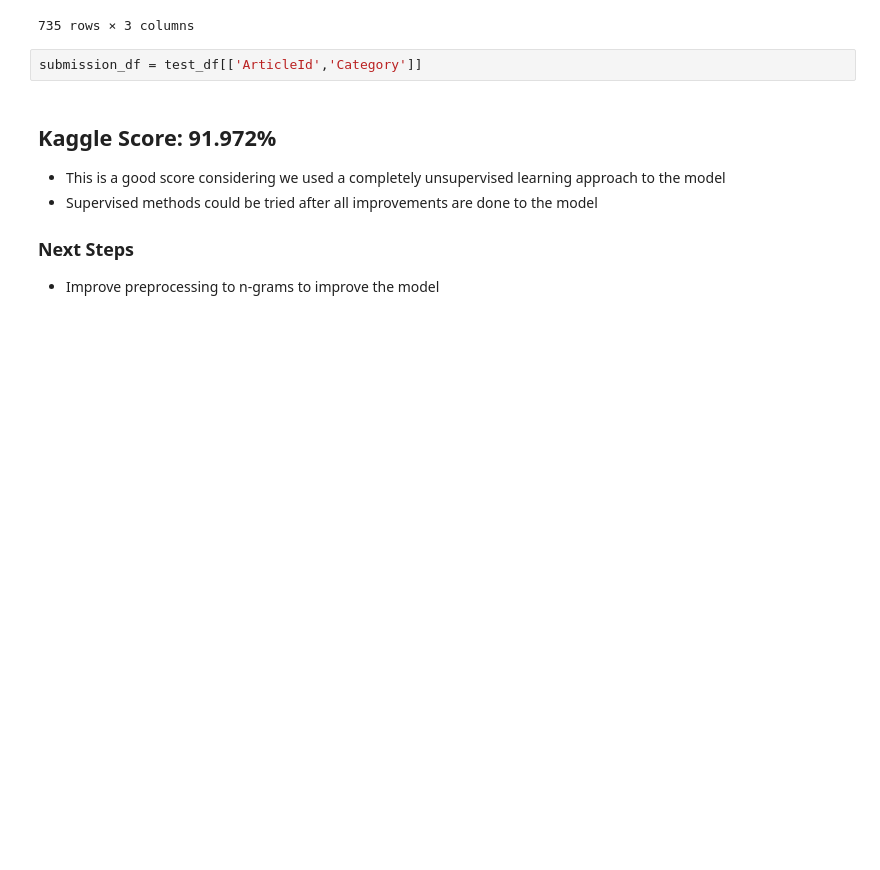
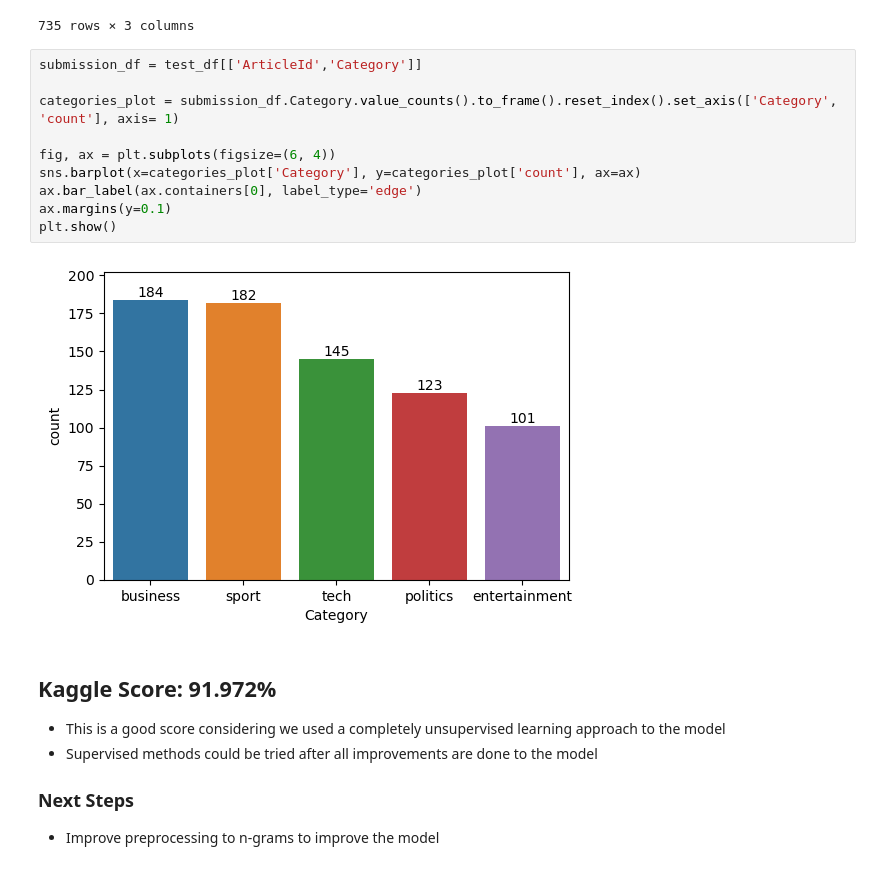
Before and after one commit to Sud-ranjan/bbc_news_classification, a Jupyter notebook: data_preprocessor.ipynb, the cells around one changed output. Cells and saved outputs as stored; diff of their text form; blank space fills up the shorter version.

```diff
--- a/data_preprocessor.ipynb
+++ b/data_preprocessor.ipynb
@@ -257,8 +260,18 @@ test_df
 | 733 | 206 | alfa romeos to get gm engines fia... | business |
 | 734 | 471 | citizenship event for 18s touted ... | politics |
 735 rows × 3 columns
-# %%
-submission_df = test_df[['ArticleId','Category']]
+# %%
+submission_df = test_df[['ArticleId','Category']]
+
+categories_plot = submission_df.Category.value_counts().to_frame().reset_index().set_axis(['Category', 'count'], axis= 1)
+
+fig, ax = plt.subplots(figsize=(6, 4))
+sns.barplot(x=categories_plot['Category'], y=categories_plot['count'], ax=ax)
+ax.bar_label(ax.containers[0], label_type='edge')
+ax.margins(y=0.1)
+plt.show()
+# %% [output]
+[figure, added]
 # %% [markdown]
 ## Kaggle Score: 91.972%
 - This is a good score considering we used a completely unsupervised learning approach to the model
```
Also changed, not shown: parts of 9 cells of this notebook.
